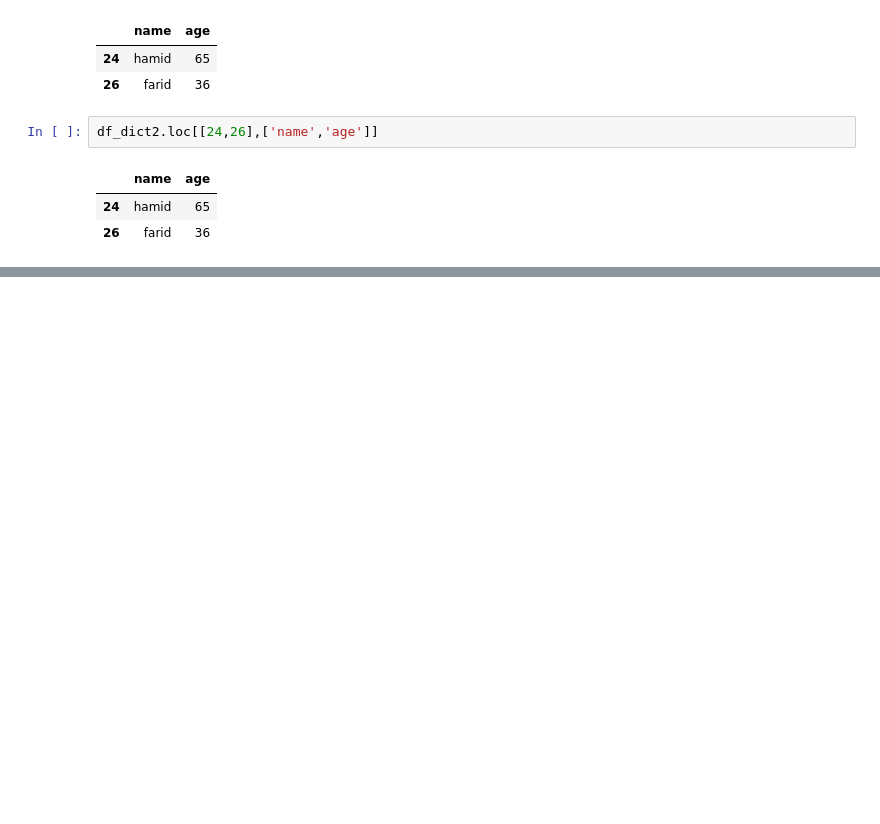
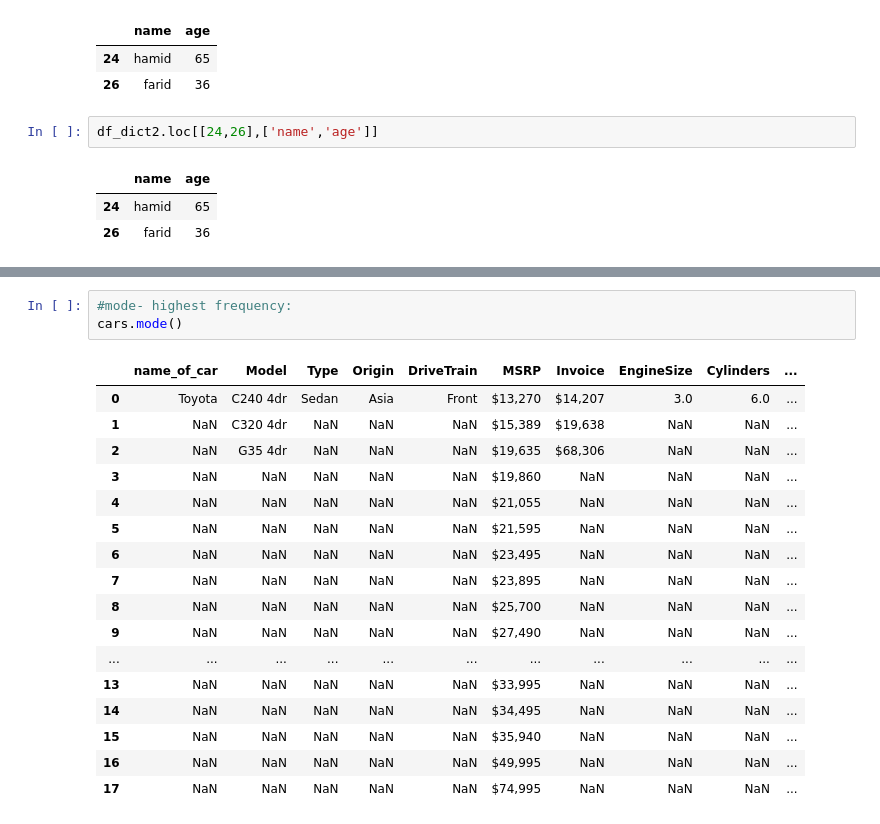
Before and after one commit to aashti789/Aashti_Hamid, a Jupyter notebook: Data manipulation with Pandas.ipynb, the cells around one changed output, grey strips where cells are left out. Saved outputs shown, nothing was run; the diff lists cells and outputs as text; blank space fills up the shorter version.

```diff
--- a/Data manipulation with Pandas.ipynb
+++ b/Data manipulation with Pandas.ipynb
@@ -700,0 +1144,21 @@ df_dict2.loc[[24,26],['name','age']]
+# %%
+#mode- highest frequency:
+cars.mode()
+# %% [output]
+|  | name_of_car | Model | Type | Origin | DriveTrain | MSRP | Invoice | EngineSize | Cylinders | ... |
+| 0 | Toyota | C240 4dr | Sedan | Asia | Front | $13,270 | $14,207 | 3.0 | 6.0 | ... |
+| 1 | NaN | C320 4dr | NaN | NaN | NaN | $15,389 | $19,638 | NaN | NaN | ... |
+| 2 | NaN | G35 4dr | NaN | NaN | NaN | $19,635 | $68,306 | NaN | NaN | ... |
+| 3 | NaN | NaN | NaN | NaN | NaN | $19,860 | NaN | NaN | NaN | ... |
+| 4 | NaN | NaN | NaN | NaN | NaN | $21,055 | NaN | NaN | NaN | ... |
+| 5 | NaN | NaN | NaN | NaN | NaN | $21,595 | NaN | NaN | NaN | ... |
+| 6 | NaN | NaN | NaN | NaN | NaN | $23,495 | NaN | NaN | NaN | ... |
+| 7 | NaN | NaN | NaN | NaN | NaN | $23,895 | NaN | NaN | NaN | ... |
+| 8 | NaN | NaN | NaN | NaN | NaN | $25,700 | NaN | NaN | NaN | ... |
+| 9 | NaN | NaN | NaN | NaN | NaN | $27,490 | NaN | NaN | NaN | ... |
+| ... | ... | ... | ... | ... | ... | ... | ... | ... | ... | ... |
+| 13 | NaN | NaN | NaN | NaN | NaN | $33,995 | NaN | NaN | NaN | ... |
+| 14 | NaN | NaN | NaN | NaN | NaN | $34,495 | NaN | NaN | NaN | ... |
+| 15 | NaN | NaN | NaN | NaN | NaN | $35,940 | NaN | NaN | NaN | ... |
+| 16 | NaN | NaN | NaN | NaN | NaN | $49,995 | NaN | NaN | NaN | ... |
+| 17 | NaN | NaN | NaN | NaN | NaN | $74,995 | NaN | NaN | NaN | ... |
```
Also changed, not shown: parts of 56 cells of this notebook, 1 other file.
